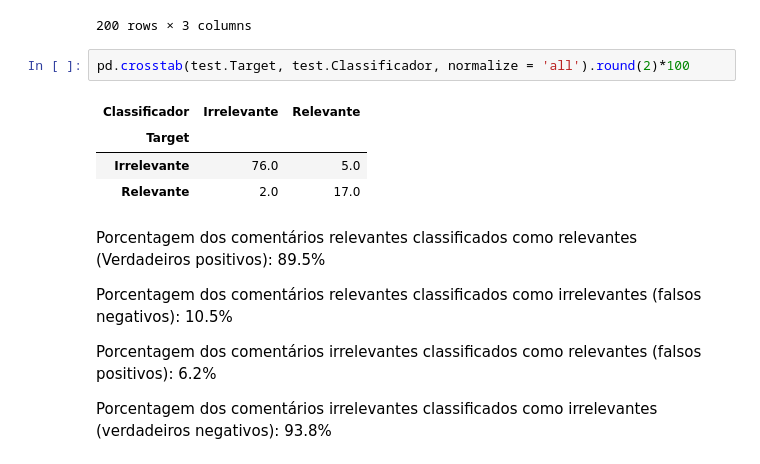
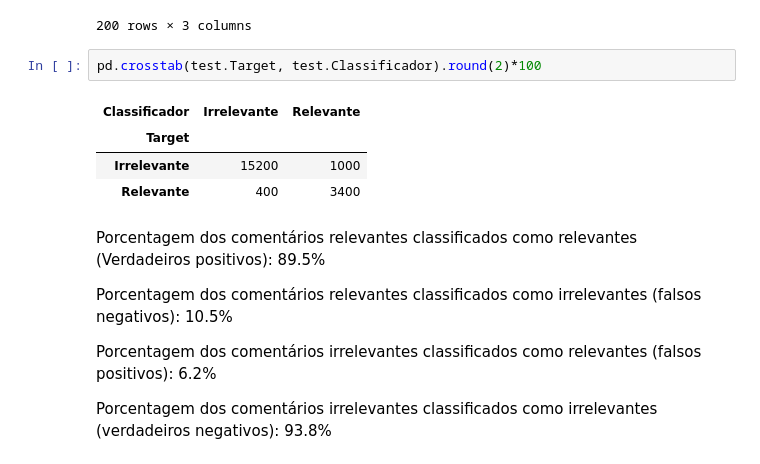
Before and after one commit to MateusMarinheiro18/Projeto-1-C-Dados, a Jupyter notebook: Projeto1 Template.ipynb, the cells around one changed output. Cells and saved outputs as stored; diff of their text form.

```diff
--- a/Projeto1 Template.ipynb
+++ b/Projeto1 Template.ipynb
@@ -416,12 +416,12 @@ test
 | 199 | Seria o ideal... E bebê, nenê? Qu... | Irrelevante | Irrelevante |
 200 rows × 3 columns
 # %%
-pd.crosstab(test.Target, test.Classificador, normalize = 'all').round(2)*100
+pd.crosstab(test.Target, test.Classificador).round(2)*100
 # %% [output]
 | Classificador | Irrelevante | Relevante |
 | Target |  |  |
-| Irrelevante | 76.0 | 5.0 |
-| Relevante | 2.0 | 17.0 |
+| Irrelevante | 15200 | 1000 |
+| Relevante | 400 | 3400 |
 # %% [markdown]
 Porcentagem dos comentários relevantes classificados como relevantes (Verdadeiros positivos): 89.5%
 
```
Also changed, not shown: parts of 14 cells of this notebook.
